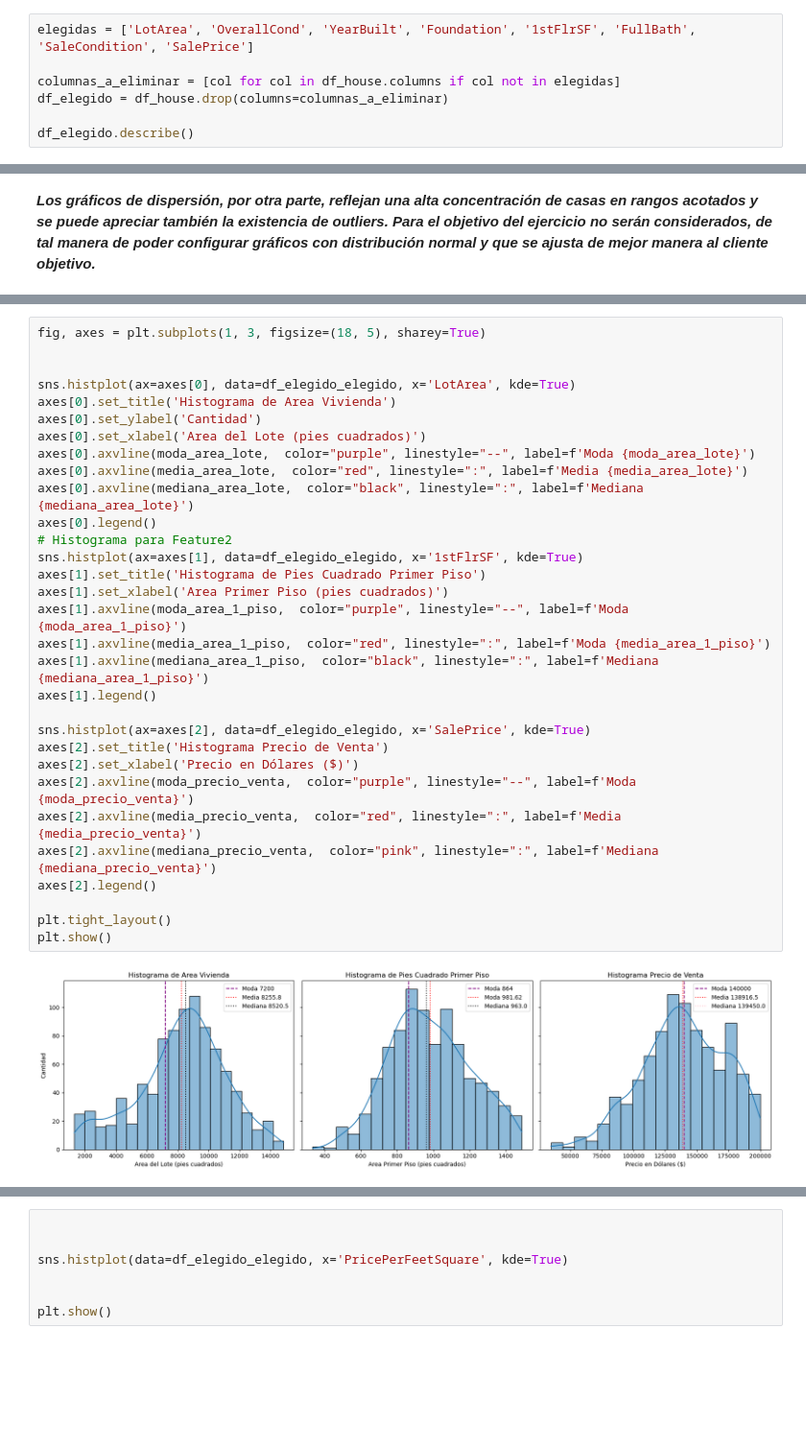
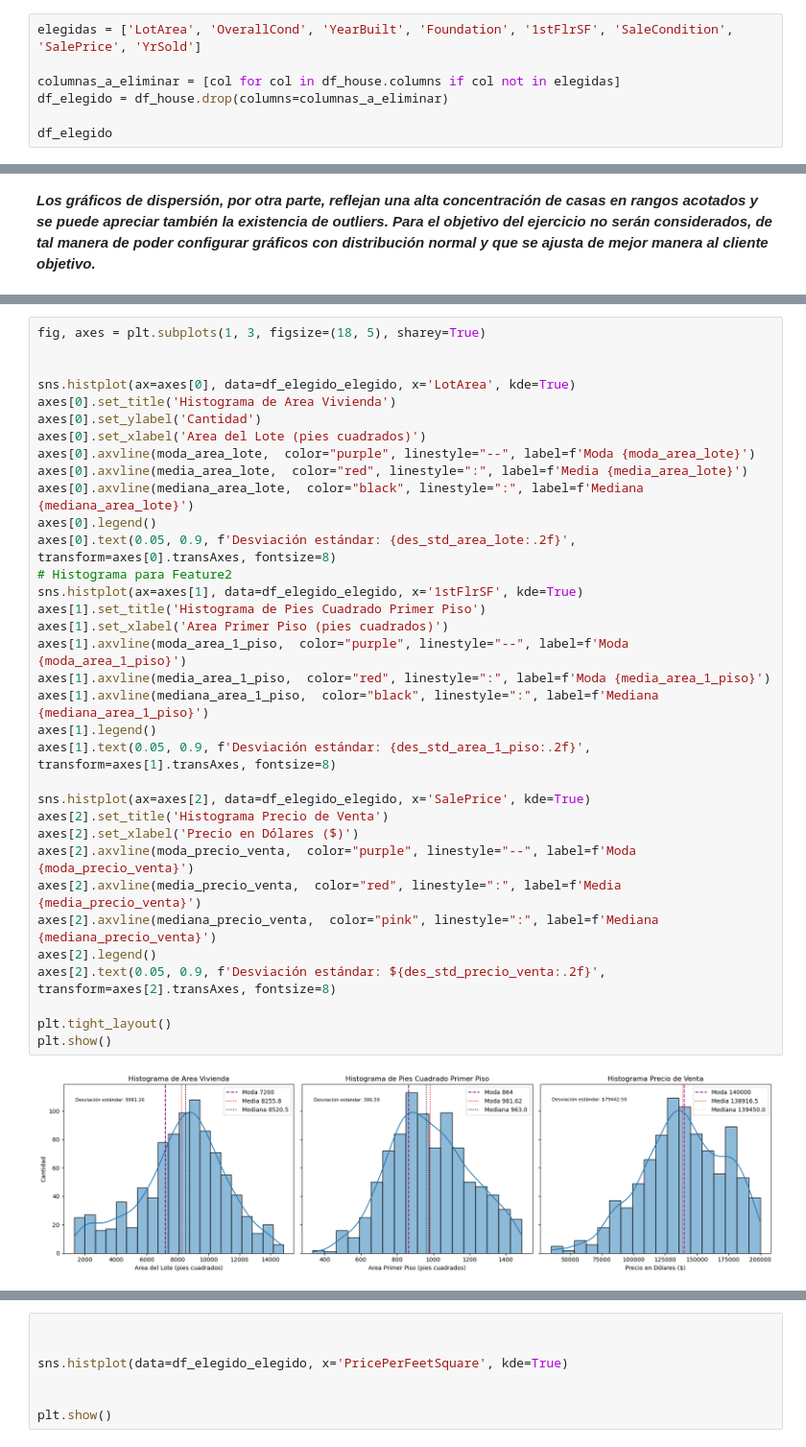
Before and after one commit to fidebravo/Modulo4, a Jupyter notebook: ABpro4_Ide.ipynb, the cells around one changed output, grey strips where cells are left out. Shown: that part at 96% size. Saved outputs shown, nothing was run; the diff lists cells and outputs as text; blank space fills up the shorter version.

```diff
--- a/ABpro4_Ide.ipynb
+++ b/ABpro4_Ide.ipynb
@@ -37,10 +37,10 @@ df_house
 # %% [markdown]
 ***Con la previsualización del df podemos notar que existen pocas columnas con datos numéricos que podemos trabajar de manera estadística motivo por el cual haremos una mayor limpieza de las variables eligiendo solo 8 de ellas, las cuales para este análisis debieran resultar más útiles***
 # %%
-elegidas = ['LotArea', 'OverallCond', 'YearBuilt', 'Foundation', '1stFlrSF', 'FullBath', 'SaleCondition', 'SalePrice']
+elegidas = ['LotArea', 'OverallCond', 'YearBuilt', 'Foundation', '1stFlrSF', 'SaleCondition', 'SalePrice', 'YrSold']
 
 columnas_a_eliminar = [col for col in df_house.columns if col not in elegidas]
 df_elegido = df_house.drop(columns=columnas_a_eliminar)
 
-df_elegido.describe()
+df_elegido
 # %% [output]
@@ -159,32 +174,35 @@ fig, axes = plt.subplots(1, 3, figsize=(18, 5), sharey=True)
 
 
 sns.histplot(ax=axes[0], data=df_elegido_elegido, x='LotArea', kde=True)
 axes[0].set_title('Histograma de Area Vivienda')
 axes[0].set_ylabel('Cantidad')
 axes[0].set_xlabel('Area del Lote (pies cuadrados)')
 axes[0].axvline(moda_area_lote,  color="purple", linestyle="--", label=f'Moda {moda_area_lote}')
 axes[0].axvline(media_area_lote,  color="red", linestyle=":", label=f'Media {media_area_lote}')
 axes[0].axvline(mediana_area_lote,  color="black", linestyle=":", label=f'Mediana {mediana_area_lote}')
 axes[0].legend()
+axes[0].text(0.05, 0.9, f'Desviación estándar: {des_std_area_lote:.2f}', transform=axes[0].transAxes, fontsize=8)
 # Histograma para Feature2
 sns.histplot(ax=axes[1], data=df_elegido_elegido, x='1stFlrSF', kde=True)
 axes[1].set_title('Histograma de Pies Cuadrado Primer Piso')
 axes[1].set_xlabel('Area Primer Piso (pies cuadrados)')
 axes[1].axvline(moda_area_1_piso,  color="purple", linestyle="--", label=f'Moda {moda_area_1_piso}')
 axes[1].axvline(media_area_1_piso,  color="red", linestyle=":", label=f'Moda {media_area_1_piso}')
 axes[1].axvline(mediana_area_1_piso,  color="black", linestyle=":", label=f'Mediana {mediana_area_1_piso}')
 axes[1].legend()
+axes[1].text(0.05, 0.9, f'Desviación estándar: {des_std_area_1_piso:.2f}', transform=axes[1].transAxes, fontsize=8)
 
 sns.histplot(ax=axes[2], data=df_elegido_elegido, x='SalePrice', kde=True)
 axes[2].set_title('Histograma Precio de Venta')
 axes[2].set_xlabel('Precio en Dólares ($)')
 axes[2].axvline(moda_precio_venta,  color="purple", linestyle="--", label=f'Moda {moda_precio_venta}')
 axes[2].axvline(media_precio_venta,  color="red", linestyle=":", label=f'Media {media_precio_venta}')
 axes[2].axvline(mediana_precio_venta,  color="pink", linestyle=":", label=f'Mediana {mediana_precio_venta}')
 axes[2].legend()
+axes[2].text(0.05, 0.9, f'Desviación estándar: ${des_std_precio_venta:.2f}', transform=axes[2].transAxes, fontsize=8)
 
 plt.tight_layout()
 plt.show()
 # %% [output]
-[figure, old version]
+[figure, new version]
 # %% [markdown]
```
Also changed, not shown: parts of 16 cells of this notebook.
